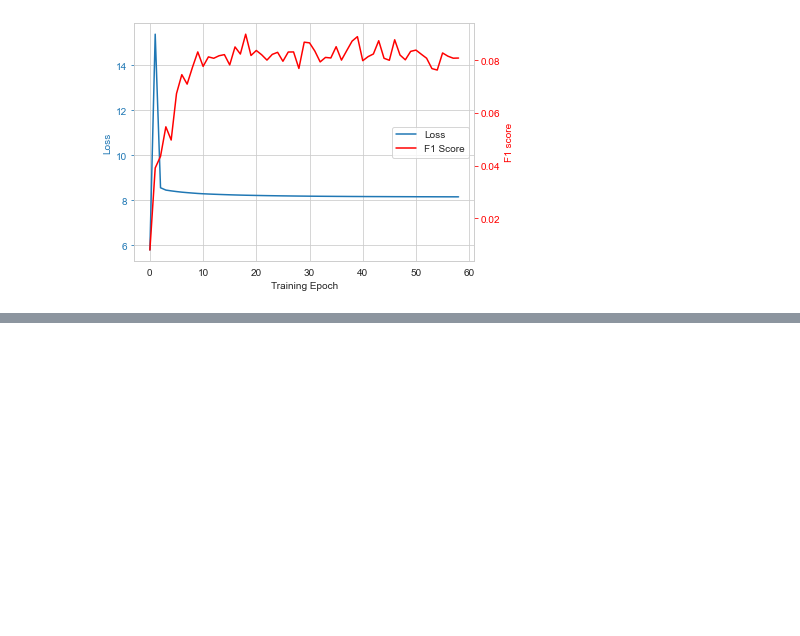
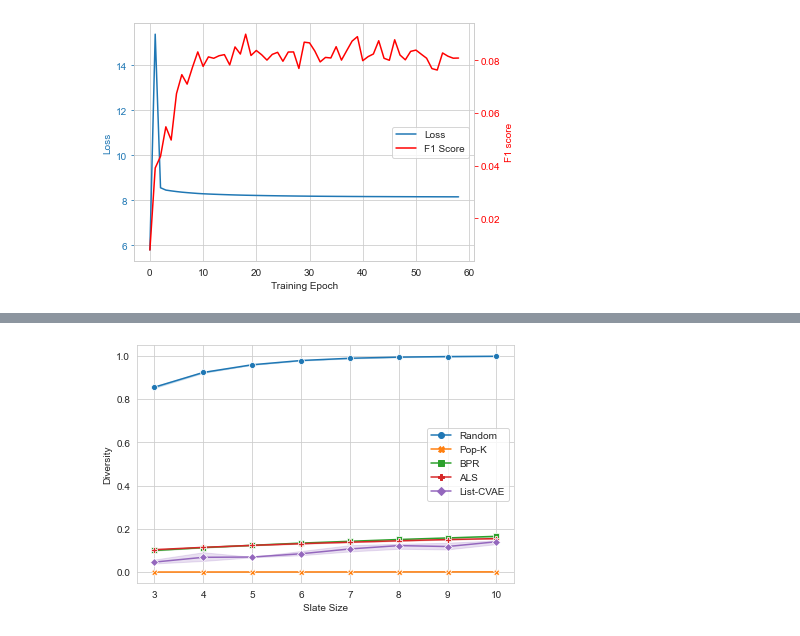
Before and after one commit to dferendo/RecommendationSystem, a Jupyter notebook: plots/slate_plot.ipynb, the cells around one changed output, grey strips where cells are left out. Saved outputs shown, nothing was run; the diff lists cells and outputs as text; code cells hidden in the pictures; blank space fills up the shorter version.

```diff
--- a/plots/slate_plot.ipynb
+++ b/plots/slate_plot.ipynb
@@ -146,0 +178,19 @@ for idx, df in enumerate([df_no_bn, df_bn, df_annealing]):
+# %%
+df_all = pd.read_csv('./data/different_slate_size.csv')
+
+df_all['Precision (%)'] = df_all['Precision (%)'] * 100
+df_all['Recall (%)'] = df_all['Recall (%)'] * 100
+
+ax = sns.lineplot(x="Slate Size", y="Diversity", hue="Algorithm",
+                  style="Algorithm", markers=True, dashes=False,
+                  data=df_all)
+
+handles, labels = ax.get_legend_handles_labels()
+ax.legend(handles=handles[1:], labels=labels[1:])
+
+
+fig = ax.get_figure()
+fig.tight_layout()
+fig.savefig("cc.pdf")
+# %% [output]
+[figure, added]
```
Also changed, not shown: parts of 3 cells of this notebook, 3 other files.
